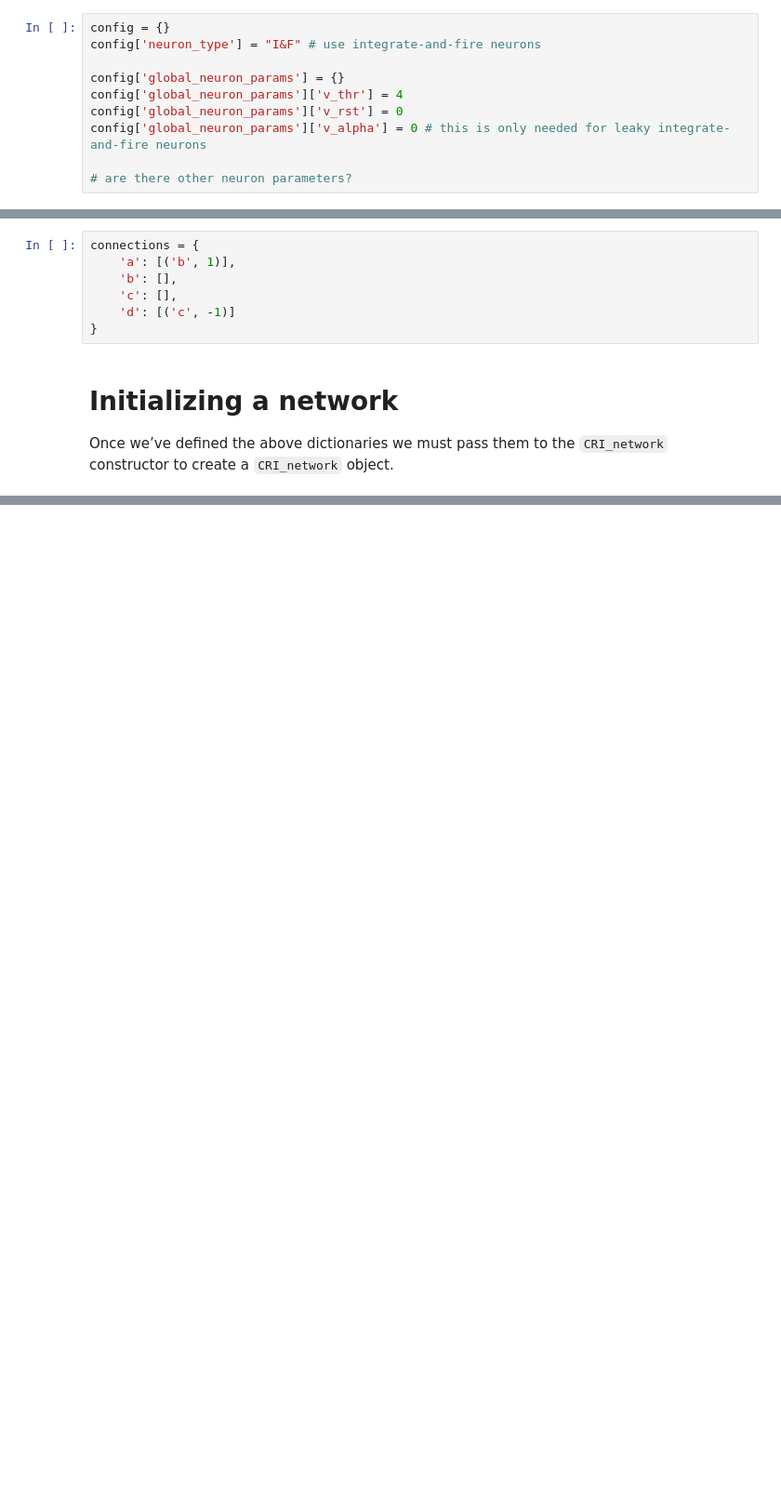
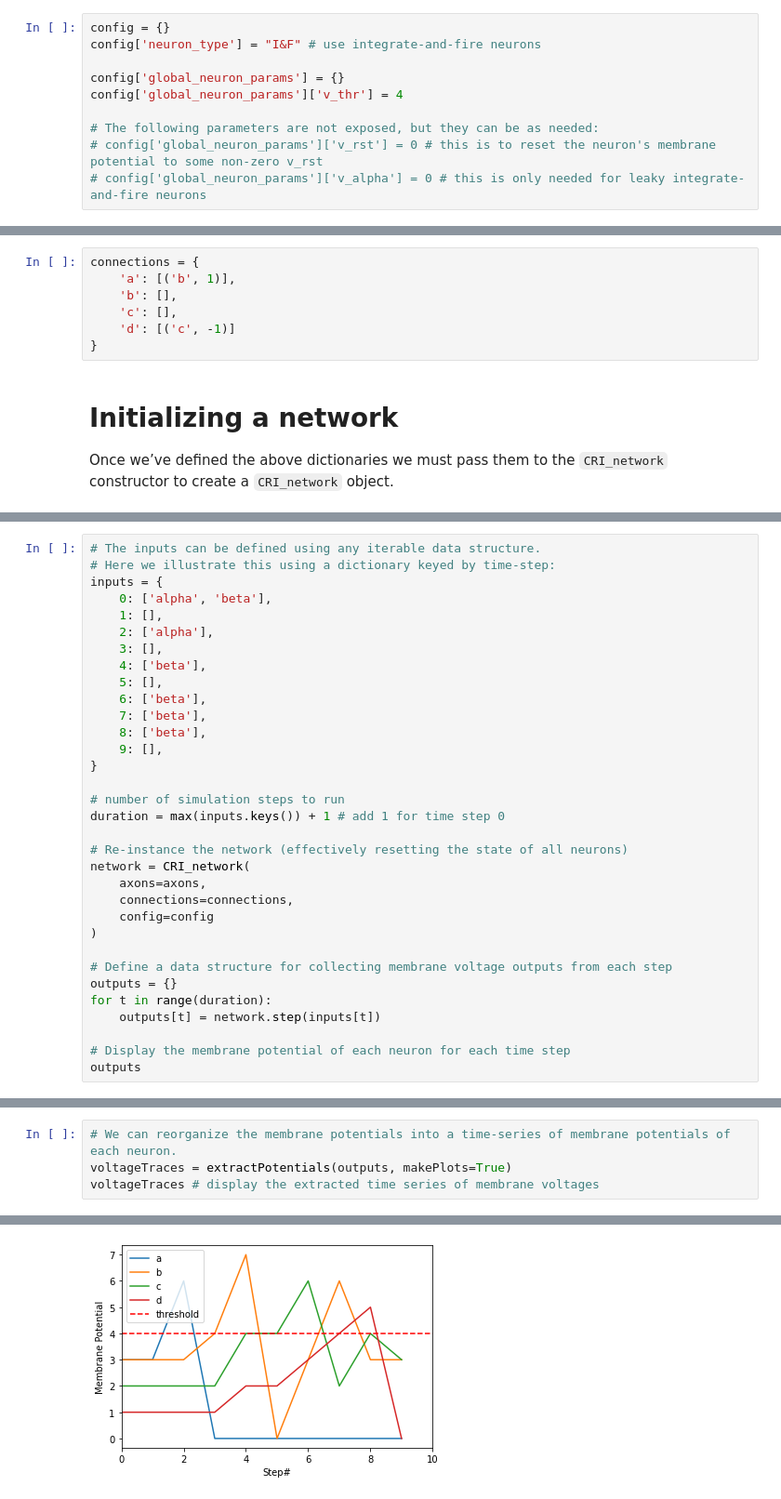
Before and after one commit to Integrated-Systems-Neuroengineering/hs_api, a Jupyter notebook: examples/getting_started.ipynb, the cells around one changed output, grey strips where cells are left out. Shown: that part at 93% size. Cells and saved outputs as stored; diff of their text form; blank space fills up the shorter version.

Commit message:
set default inputs to [], made simulator outputs a dict to return both memoryPotentials and firedNeurons

```diff
--- a/examples/getting_started.ipynb
+++ b/examples/getting_started.ipynb
@@ -29,10 +29,10 @@ config['neuron_type'] = "I&F" # use integrate-and-fire neurons
 
 config['global_neuron_params'] = {}
 config['global_neuron_params']['v_thr'] = 4
-config['global_neuron_params']['v_rst'] = 0
-config['global_neuron_params']['v_alpha'] = 0 # this is only needed for leaky integrate-and-fire neurons
 
-# are there other neuron parameters?
+# The following parameters are not exposed, but they can be as needed:
+# config['global_neuron_params']['v_rst'] = 0 # this is to reset the neuron's membrane potential to some non-zero v_rst
+# config['global_neuron_params']['v_alpha'] = 0 # this is only needed for leaky integrate-and-fire neurons
 # %% [markdown]
 ## Defining the axons dictionary
 The axons dictionary configures inputs to the network. Axons are synapses to neurons in the network that the user can manually send spikes over at a given timestep.
@@ -149,0 +195,33 @@ network.step([]) # 'b' will have fired now
+# %%
+# The inputs can be defined using any iterable data structure.
+# Here we illustrate this using a dictionary keyed by time-step:
+inputs = {
+    0: ['alpha', 'beta'],
+    1: [],
+    2: ['alpha'],
+    3: [],
+    4: ['beta'],
+    5: [],
+    6: ['beta'],
+    7: ['beta'],
+    8: ['beta'],
+    9: [],
+}
+
+# number of simulation steps to run
+duration = max(inputs.keys()) + 1 # add 1 for time step 0
+
+# Re-instance the network (effectively resetting the state of all neurons)
+network = CRI_network(
+    axons=axons,
+    connections=connections,
+    config=config
+)
+
+# Define a data structure for collecting membrane voltage outputs from each step
+outputs = {}
+for t in range(duration):
+    outputs[t] = network.step(inputs[t])
+
+# Display the membrane potential of each neuron for each time step
+outputs
@@ -149,0 +331,5 @@ network.step([]) # 'b' will have fired now
+# %%
+# We can reorganize the membrane potentials into a time-series of membrane potentials of each neuron.
+voltageTraces = extractPotentials(outputs, makePlots=True)
+voltageTraces # display the extracted time series of membrane voltages
+# %% [output]
@@ -149,0 +340 @@ network.step([]) # 'b' will have fired now
+[figure, added]
```
Also changed, not shown: parts of 22 cells of this notebook, 2 other files.
